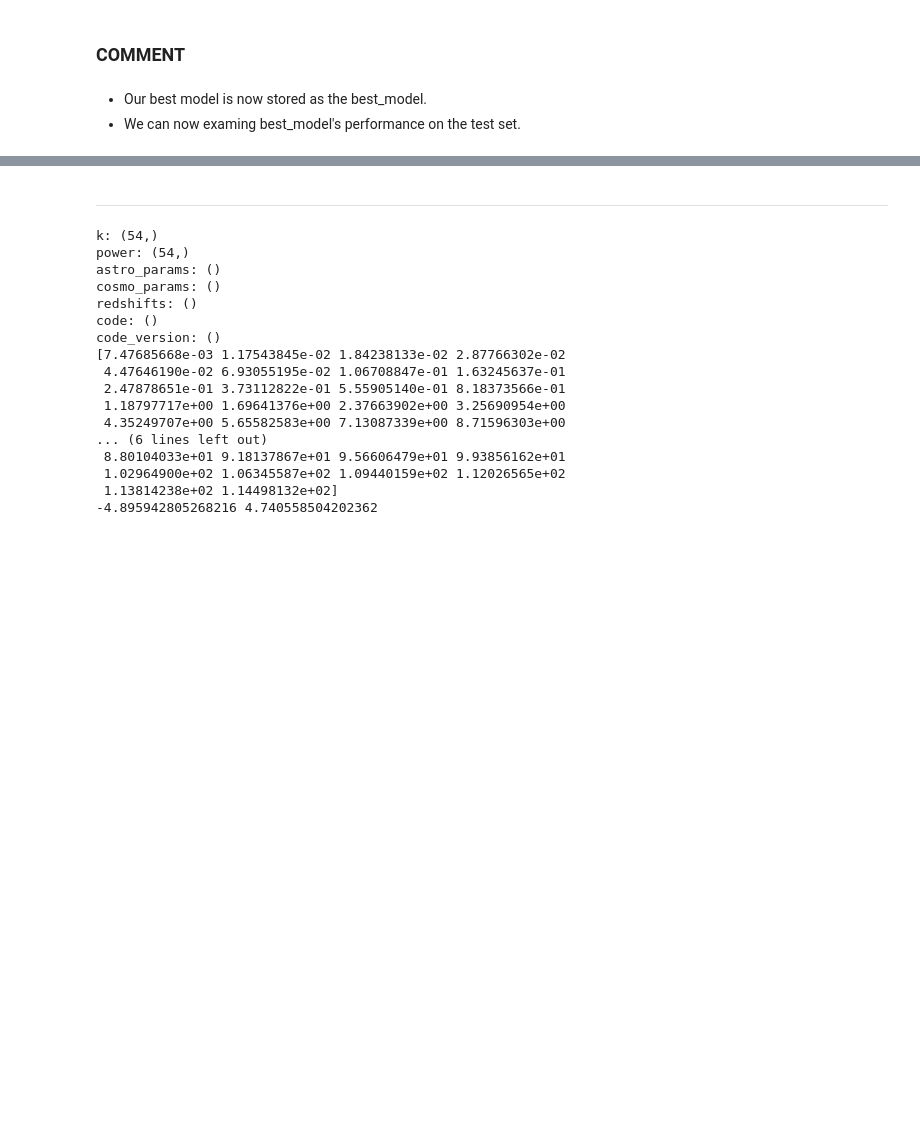
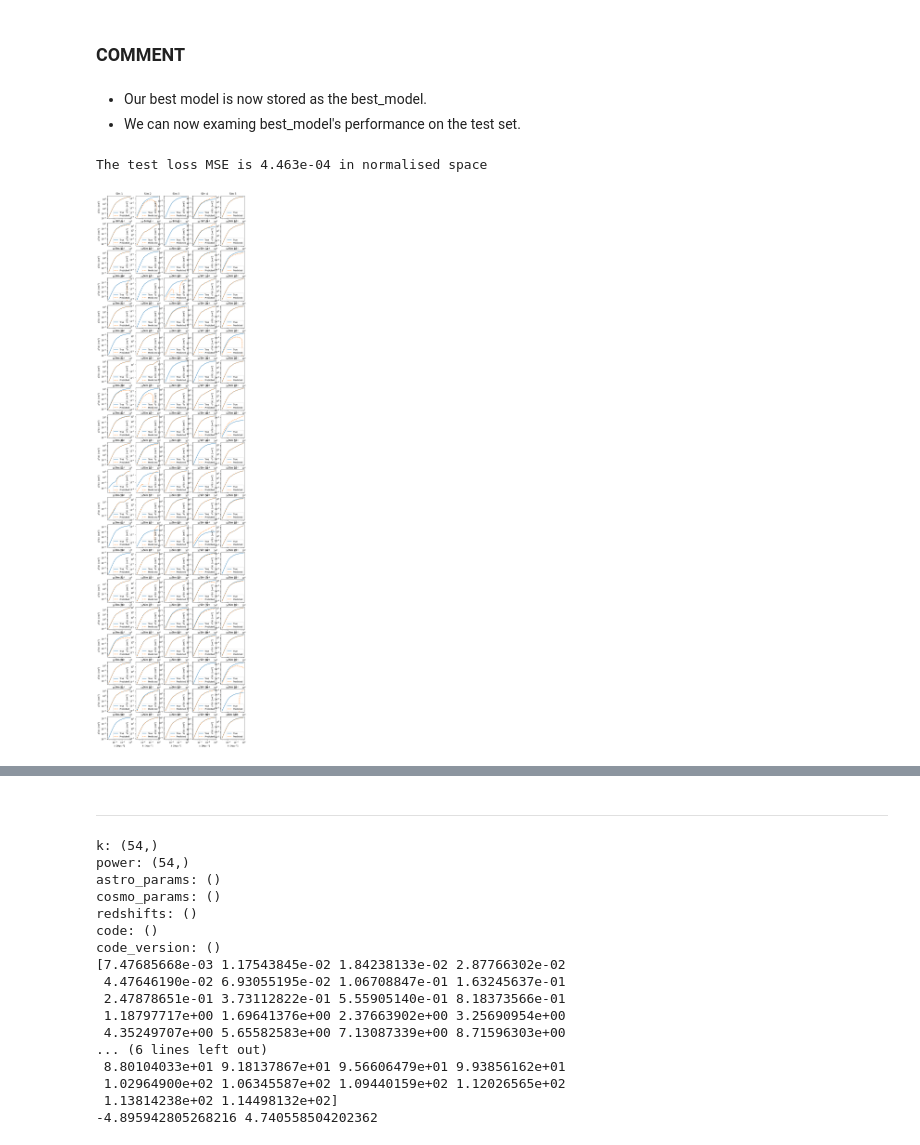
Before and after one commit to JoeyWee1/Machine-Learning-Enhanced-Inference-of-the-21-cm-Power-Spectrum-at-Cosmic-Dawn, a Jupyter notebook: ML_inference.ipynb, the cells around one changed output, grey strips where cells are left out. Saved outputs shown, nothing was run; the diff lists cells and outputs as text; code cells hidden in the pictures; blank space fills up the shorter version.

```diff
--- a/ML_inference.ipynb
+++ b/ML_inference.ipynb
@@ -429,10 +610,23 @@ Epoch 1500/1500, Train Loss: 0.0010, Valid Loss: 0.0016, LR: 6.42e-03
 - We can now examing best_model's performance on the test set.
 # %%
 # Make the predictions
-y_test_pred = best_model(x_test).detach().numpy()
-test_loss = nn.functional.mse_loss(torch.tensor(y_test_pred), y_test).item()
+unscaled_pred_weights_test = best_model(x_test).detach().numpy()
+test_loss = nn.functional.mse_loss(torch.tensor(unscaled_pred_weights_test), y_test).item()
 print(f"The test loss MSE is {test_loss:.3e} in normalised space")
 
 # Rescale our predictions
-pred_coeffs_test = weight_scaler.inverse_transform(y_test_pred)
-test_pred_spectra =
+pred_weights_test = weight_scaler.inverse_transform(unscaled_pred_weights_test)
+test_pred_spectra =  np.dot(pred_weights_test, evecs[:, :n_comp].T)
+
+# Plot a few as subplots
+fig, ax = plt.subplots(20,5, figsize = (12,48))
+for i in range(100):
+    ax[i//5, i%5].loglog(k_test[i], power_test[i], label='True')
+    ax[i//5, i%5].loglog(k_test[i], test_pred_spectra[i], label='Predicted', ls='--')
+    ax[i//5, i%5].set_xlabel(r'$k$  [Mpc$^{-1}$]')
+    ax[i//5, i%5].set_ylabel(r'$\Delta^2(k)$  [mK$^2$]')
+    ax[i//5, i%5].set_title(f'Sim {i+1}')
+    ax[i//5, i%5].legend()
+# %% [output]
+The test loss MSE is 4.463e-04 in normalised space
+[figure, added]
```
Also changed, not shown: parts of 12 cells of this notebook, 4 other files.
